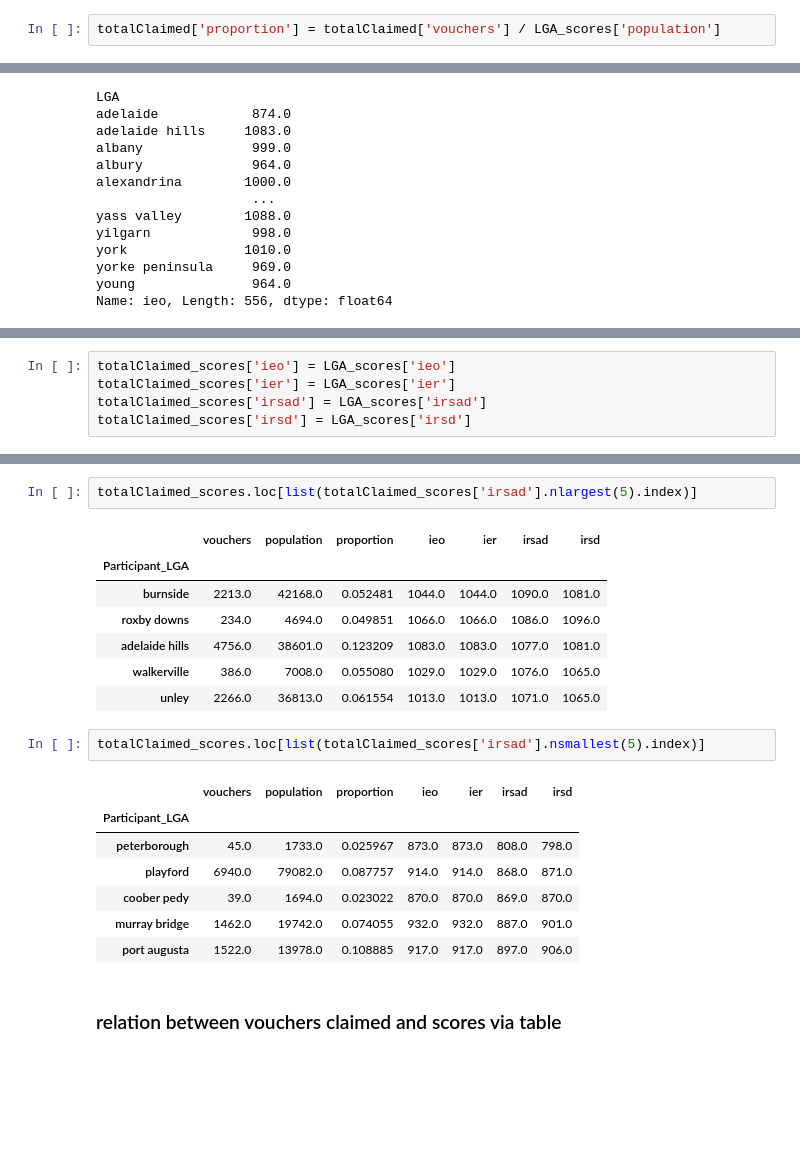
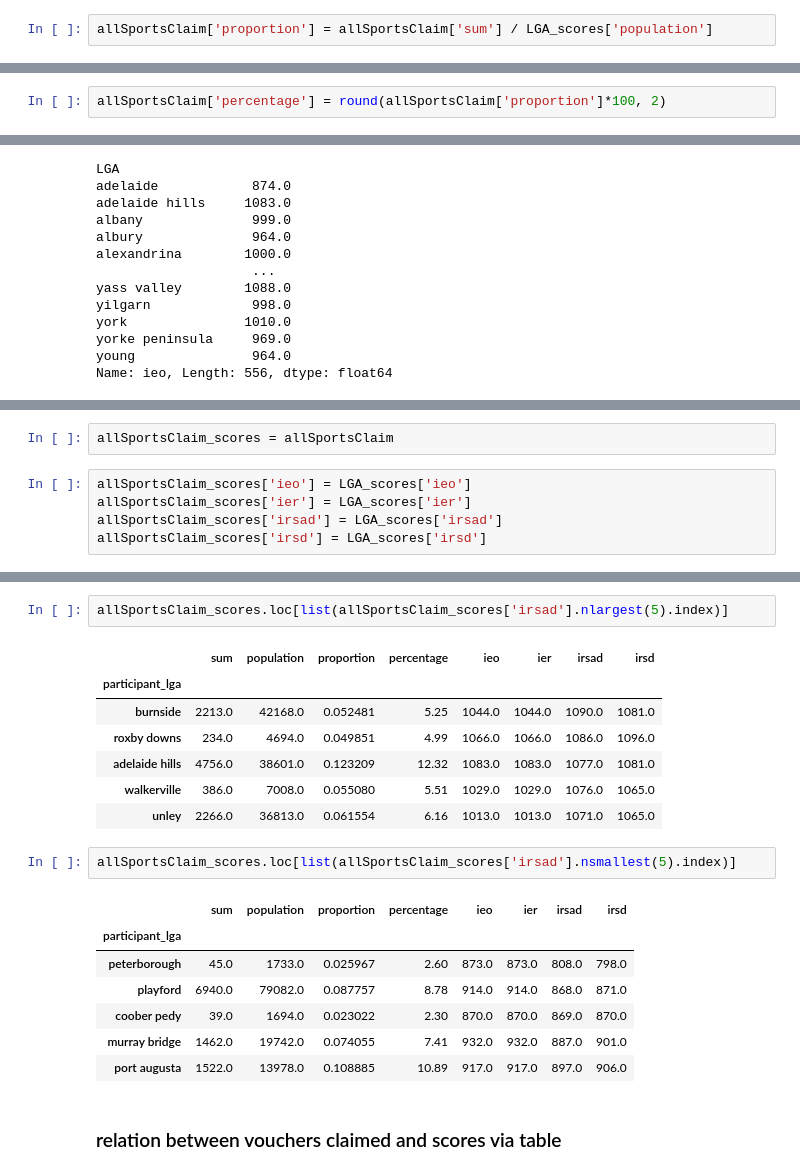
Before and after one commit to MQCOMP2200-S2-2021/Data-Science-Labs, a Jupyter notebook: Portfolio 2-Copy1.ipynb, the cells around one changed output, grey strips where cells are left out. Cells and saved outputs as stored; diff of their text form; blank space fills up the shorter version.

```diff
--- a/Portfolio 2-Copy1.ipynb
+++ b/Portfolio 2-Copy1.ipynb
@@ -1211,2 +1210,2 @@ totalClaimed
 # %%
-totalClaimed['proportion'] = totalClaimed['vouchers'] / LGA_scores['population']
+allSportsClaim['proportion'] = allSportsClaim['sum'] / LGA_scores['population']
@@ -1277,0 +1218,2 @@ Apparently this isn't right because there are many LGAs in seifa that may be dup
+# %%
+allSportsClaim['percentage'] = round(allSportsClaim['proportion']*100, 2)
@@ -1393,5 +1364,7 @@ totalClaimed_scores = totalClaimed
+# %%
+allSportsClaim_scores = allSportsClaim
 # %%
-totalClaimed_scores['ieo'] = LGA_scores['ieo']
-totalClaimed_scores['ier'] = LGA_scores['ier']
-totalClaimed_scores['irsad'] = LGA_scores['irsad']
-totalClaimed_scores['irsd'] = LGA_scores['irsd']
+allSportsClaim_scores['ieo'] = LGA_scores['ieo']
+allSportsClaim_scores['ier'] = LGA_scores['ier']
+allSportsClaim_scores['irsad'] = LGA_scores['irsad']
+allSportsClaim_scores['irsd'] = LGA_scores['irsd']
@@ -1415,23 +1409,23 @@ totalClaimed_scores
 # %%
-totalClaimed_scores.loc[list(totalClaimed_scores['irsad'].nlargest(5).index)]
+allSportsClaim_scores.loc[list(allSportsClaim_scores['irsad'].nlargest(5).index)]
 # %% [output]
-|  | vouchers | population | proportion | ieo | ier | irsad | irsd |
-| Participant_LGA |  |  |  |  |  |  |  |
-| burnside | 2213.0 | 42168.0 | 0.052481 | 1044.0 | 1044.0 | 1090.0 | 1081.0 |
-| roxby downs | 234.0 | 4694.0 | 0.049851 | 1066.0 | 1066.0 | 1086.0 | 1096.0 |
-| adelaide hills | 4756.0 | 38601.0 | 0.123209 | 1083.0 | 1083.0 | 1077.0 | 1081.0 |
-| walkerville | 386.0 | 7008.0 | 0.055080 | 1029.0 | 1029.0 | 1076.0 | 1065.0 |
-| unley | 2266.0 | 36813.0 | 0.061554 | 1013.0 | 1013.0 | 1071.0 | 1065.0 |
+|  | sum | population | proportion | percentage | ieo | ier | irsad | irsd |
+| participant_lga |  |  |  |  |  |  |  |  |
+| burnside | 2213.0 | 42168.0 | 0.052481 | 5.25 | 1044.0 | 1044.0 | 1090.0 | 1081.0 |
+| roxby downs | 234.0 | 4694.0 | 0.049851 | 4.99 | 1066.0 | 1066.0 | 1086.0 | 1096.0 |
+| adelaide hills | 4756.0 | 38601.0 | 0.123209 | 12.32 | 1083.0 | 1083.0 | 1077.0 | 1081.0 |
+| walkerville | 386.0 | 7008.0 | 0.055080 | 5.51 | 1029.0 | 1029.0 | 1076.0 | 1065.0 |
+| unley | 2266.0 | 36813.0 | 0.061554 | 6.16 | 1013.0 | 1013.0 | 1071.0 | 1065.0 |
 # %%
-totalClaimed_scores.loc[list(totalClaimed_scores['irsad'].nsmallest(5).index)]
+allSportsClaim_scores.loc[list(allSportsClaim_scores['irsad'].nsmallest(5).index)]
 # %% [output]
-|  | vouchers | population | proportion | ieo | ier | irsad | irsd |
-| Participant_LGA |  |  |  |  |  |  |  |
-| peterborough | 45.0 | 1733.0 | 0.025967 | 873.0 | 873.0 | 808.0 | 798.0 |
-| playford | 6940.0 | 79082.0 | 0.087757 | 914.0 | 914.0 | 868.0 | 871.0 |
-| coober pedy | 39.0 | 1694.0 | 0.023022 | 870.0 | 870.0 | 869.0 | 870.0 |
-| murray bridge | 1462.0 | 19742.0 | 0.074055 | 932.0 | 932.0 | 887.0 | 901.0 |
-| port augusta | 1522.0 | 13978.0 | 0.108885 | 917.0 | 917.0 | 897.0 | 906.0 |
+|  | sum | population | proportion | percentage | ieo | ier | irsad | irsd |
+| participant_lga |  |  |  |  |  |  |  |  |
+| peterborough | 45.0 | 1733.0 | 0.025967 | 2.60 | 873.0 | 873.0 | 808.0 | 798.0 |
+| playford | 6940.0 | 79082.0 | 0.087757 | 8.78 | 914.0 | 914.0 | 868.0 | 871.0 |
+| coober pedy | 39.0 | 1694.0 | 0.023022 | 2.30 | 870.0 | 870.0 | 869.0 | 870.0 |
+| murray bridge | 1462.0 | 19742.0 | 0.074055 | 7.41 | 932.0 | 932.0 | 887.0 | 901.0 |
+| port augusta | 1522.0 | 13978.0 | 0.108885 | 10.89 | 917.0 | 917.0 | 897.0 | 906.0 |
 # %% [markdown]
 ### relation between vouchers claimed and scores via table
 # %% [markdown]
```
Also changed, not shown: parts of 133 cells of this notebook.
